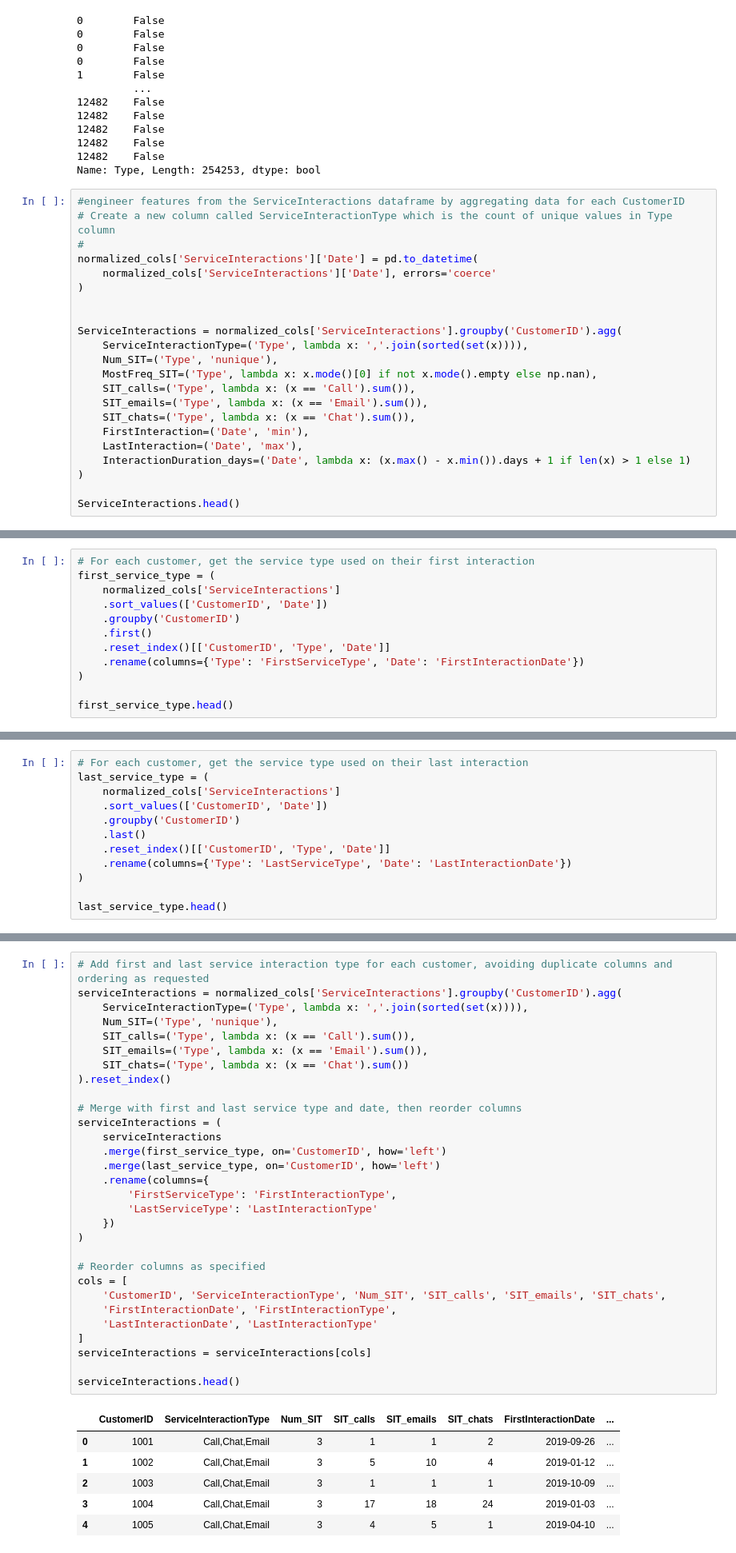
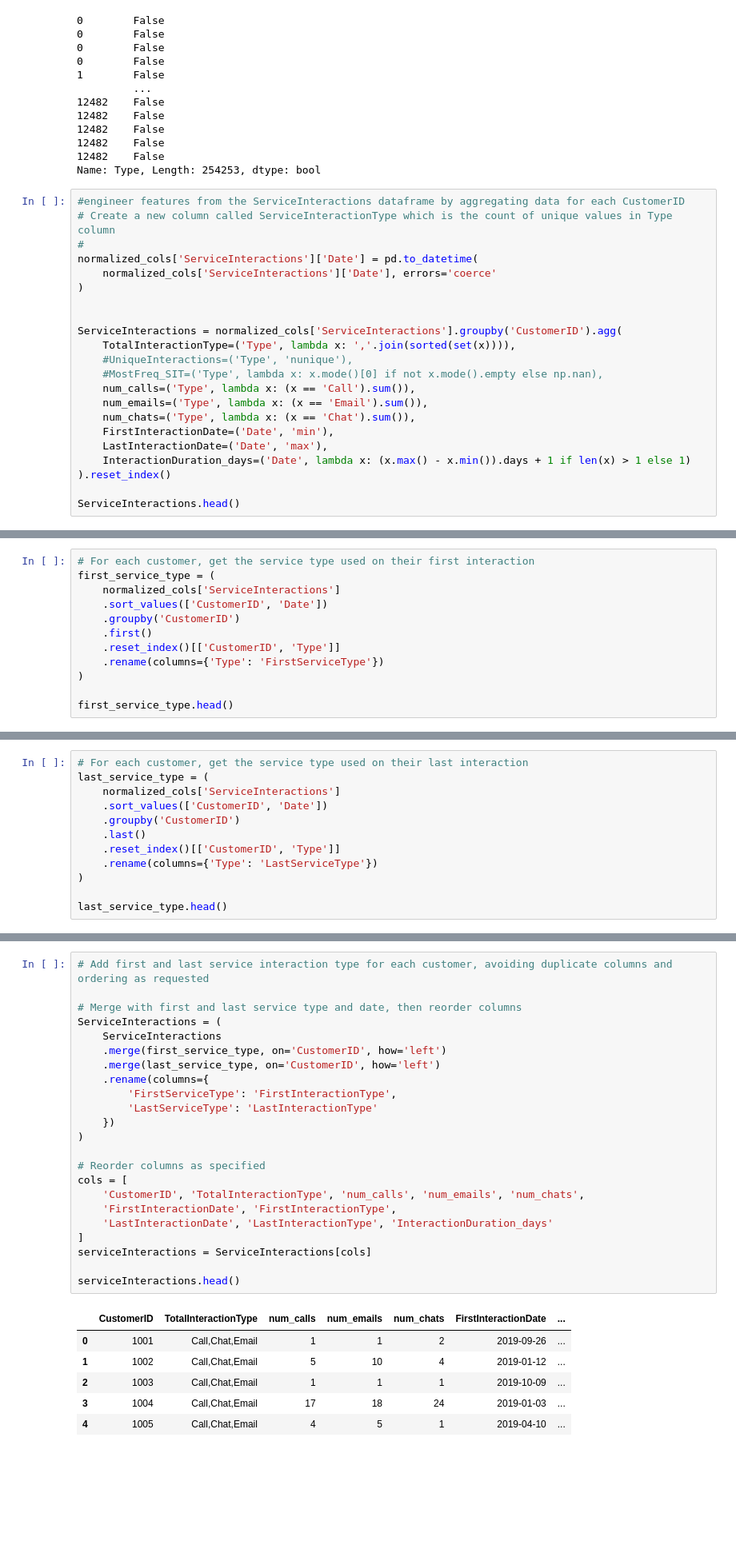
Before and after one commit to edwinaabam/Reder-Telecom-Churn-Prediction, a Jupyter notebook: DataCleaning/clean.ipynb, the cells around one changed output, grey strips where cells are left out. Shown at 80% size. Drawn from its saved outputs; the diff is of its cells as text; blank space fills up the shorter version.

```diff
--- a/DataCleaning/clean.ipynb
+++ b/DataCleaning/clean.ipynb
@@ -674,16 +695,16 @@ normalized_cols['ServiceInteractions']['Date'] = pd.to_datetime(
 
 
 ServiceInteractions = normalized_cols['ServiceInteractions'].groupby('CustomerID').agg(
-    ServiceInteractionType=('Type', lambda x: ','.join(sorted(set(x)))),
-    Num_SIT=('Type', 'nunique'),
-    MostFreq_SIT=('Type', lambda x: x.mode()[0] if not x.mode().empty else np.nan),
-    SIT_calls=('Type', lambda x: (x == 'Call').sum()),
-    SIT_emails=('Type', lambda x: (x == 'Email').sum()),
-    SIT_chats=('Type', lambda x: (x == 'Chat').sum()),
-    FirstInteraction=('Date', 'min'),
-    LastInteraction=('Date', 'max'),
+    TotalInteractionType=('Type', lambda x: ','.join(sorted(set(x)))),
+    #UniqueInteractions=('Type', 'nunique'),
+    #MostFreq_SIT=('Type', lambda x: x.mode()[0] if not x.mode().empty else np.nan),
+    num_calls=('Type', lambda x: (x == 'Call').sum()),
+    num_emails=('Type', lambda x: (x == 'Email').sum()),
+    num_chats=('Type', lambda x: (x == 'Chat').sum()),
+    FirstInteractionDate=('Date', 'min'),
+    LastInteractionDate=('Date', 'max'),
     InteractionDuration_days=('Date', lambda x: (x.max() - x.min()).days + 1 if len(x) > 1 else 1)
-)
+).reset_index()
 
 ServiceInteractions.head()
 # %% [output]
@@ -701,8 +716,8 @@ first_service_type = (
     .sort_values(['CustomerID', 'Date'])
     .groupby('CustomerID')
     .first()
-    .reset_index()[['CustomerID', 'Type', 'Date']]
-    .rename(columns={'Type': 'FirstServiceType', 'Date': 'FirstInteractionDate'})
+    .reset_index()[['CustomerID', 'Type']]
+    .rename(columns={'Type': 'FirstServiceType'})
 )
 
 first_service_type.head()
@@ -720,8 +735,8 @@ last_service_type = (
     .sort_values(['CustomerID', 'Date'])
     .groupby('CustomerID')
     .last()
-    .reset_index()[['CustomerID', 'Type', 'Date']]
-    .rename(columns={'Type': 'LastServiceType', 'Date': 'LastInteractionDate'})
+    .reset_index()[['CustomerID', 'Type']]
+    .rename(columns={'Type': 'LastServiceType'})
 )
 
 last_service_type.head()
@@ -735,40 +750,33 @@ last_service_type.head()
 # %%
 # Add first and last service interaction type for each customer, avoiding duplicate columns and ordering as requested
-serviceInteractions = normalized_cols['ServiceInteractions'].groupby('CustomerID').agg(
-    ServiceInteractionType=('Type', lambda x: ','.join(sorted(set(x)))),
-    Num_SIT=('Type', 'nunique'),
-    SIT_calls=('Type', lambda x: (x == 'Call').sum()),
-    SIT_emails=('Type', lambda x: (x == 'Email').sum()),
-    SIT_chats=('Type', lambda x: (x == 'Chat').sum())
-).reset_index()
 
 # Merge with first and last service type and date, then reorder columns
-serviceInteractions = (
-    serviceInteractions
+ServiceInteractions = (
+    ServiceInteractions
     .merge(first_service_type, on='CustomerID', how='left')
     .merge(last_service_type, on='CustomerID', how='left')
     .rename(columns={
         'FirstServiceType': 'FirstInteractionType',
         'LastServiceType': 'LastInteractionType'
     })
 )
 
 # Reorder columns as specified
 cols = [
-    'CustomerID', 'ServiceInteractionType', 'Num_SIT', 'SIT_calls', 'SIT_emails', 'SIT_chats',
+    'CustomerID', 'TotalInteractionType', 'num_calls', 'num_emails', 'num_chats',
     'FirstInteractionDate', 'FirstInteractionType',
-    'LastInteractionDate', 'LastInteractionType'
+    'LastInteractionDate', 'LastInteractionType', 'InteractionDuration_days'
 ]
-serviceInteractions = serviceInteractions[cols]
+serviceInteractions = ServiceInteractions[cols]
 
 serviceInteractions.head()
 # %% [output]
-|  | CustomerID | ServiceInteractionType | Num_SIT | SIT_calls | SIT_emails | SIT_chats | FirstInteractionDate | ... |
-| 0 | 1001 | Call,Chat,Email | 3 | 1 | 1 | 2 | 2019-09-26 | ... |
-| 1 | 1002 | Call,Chat,Email | 3 | 5 | 10 | 4 | 2019-01-12 | ... |
-| 2 | 1003 | Call,Chat,Email | 3 | 1 | 1 | 1 | 2019-10-09 | ... |
-| 3 | 1004 | Call,Chat,Email | 3 | 17 | 18 | 24 | 2019-01-03 | ... |
-| 4 | 1005 | Call,Chat,Email | 3 | 4 | 5 | 1 | 2019-04-10 | ... |
+|  | CustomerID | TotalInteractionType | num_calls | num_emails | num_chats | FirstInteractionDate | ... |
+| 0 | 1001 | Call,Chat,Email | 1 | 1 | 2 | 2019-09-26 | ... |
+| 1 | 1002 | Call,Chat,Email | 5 | 10 | 4 | 2019-01-12 | ... |
+| 2 | 1003 | Call,Chat,Email | 1 | 1 | 1 | 2019-10-09 | ... |
+| 3 | 1004 | Call,Chat,Email | 17 | 18 | 24 | 2019-01-03 | ... |
+| 4 | 1005 | Call,Chat,Email | 4 | 5 | 1 | 2019-04-10 | ... |
 # %%
 cols_with_nonunique_idrows
 # %% [output]
```
Also changed, not shown: parts of 41 cells of this notebook, 6 other files.
